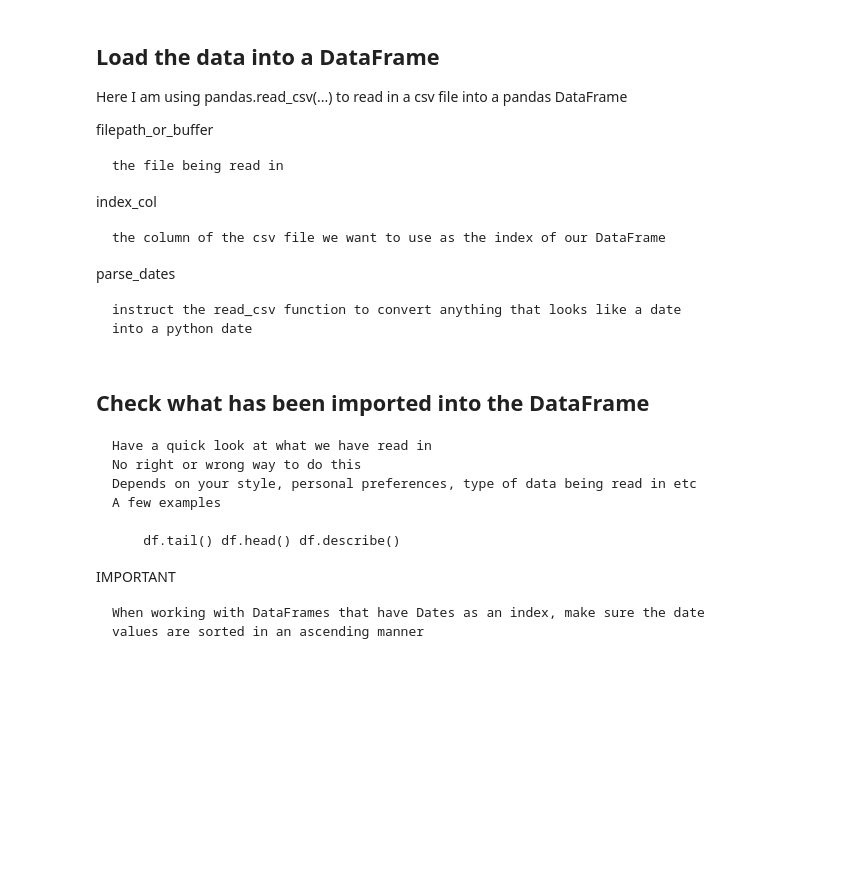
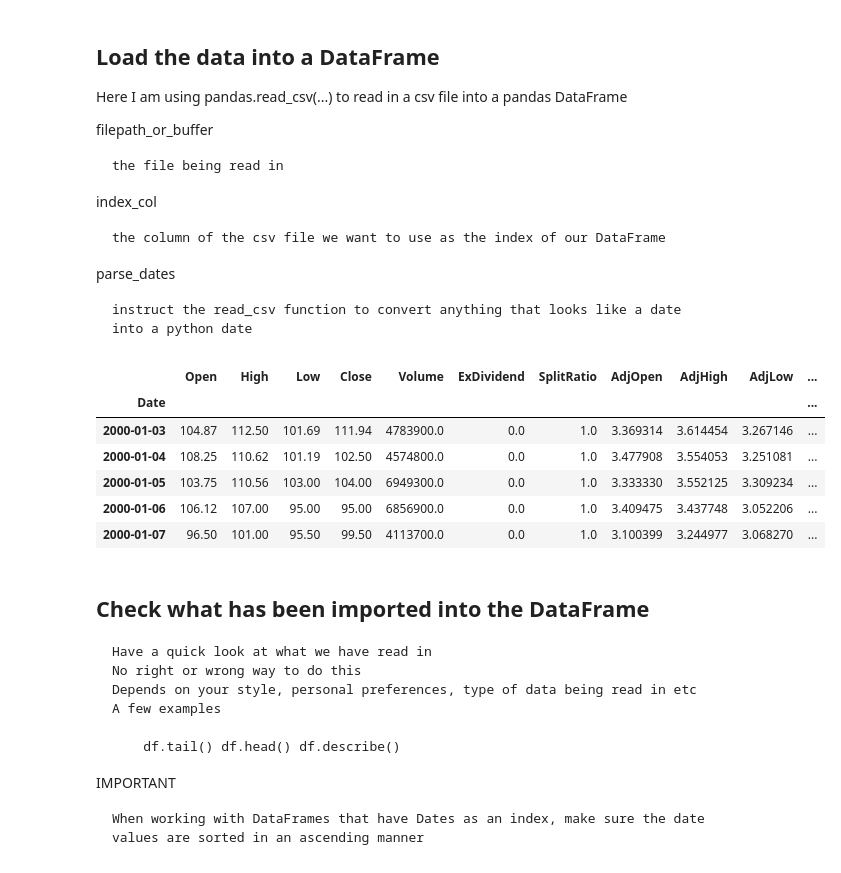
Before and after one commit to redmage123/pandas-timeseries, a Jupyter notebook: docs/Bollinger.ipynb, the cells around one changed output. Drawn from its saved outputs; the diff is of its cells as text; code cells hidden in the pictures; blank space fills up the shorter version.

```diff
--- a/docs/Bollinger.ipynb
+++ b/docs/Bollinger.ipynb
@@ -30,7 +30,17 @@ parse_dates
 # %%
 df = pd.read_csv(filepath_or_buffer='../data/AAPL.csv',
                  index_col='Date',
                  parse_dates=True)
+df2 = df.iloc[::-1]
+df2.head()
+# %% [output]
+|  | Open | High | Low | Close | Volume | ExDividend | SplitRatio | AdjOpen | AdjHigh | AdjLow | ... |
+| Date |  |  |  |  |  |  |  |  |  |  | ... |
+| 2000-01-03 | 104.87 | 112.50 | 101.69 | 111.94 | 4783900.0 | 0.0 | 1.0 | 3.369314 | 3.614454 | 3.267146 | ... |
+| 2000-01-04 | 108.25 | 110.62 | 101.19 | 102.50 | 4574800.0 | 0.0 | 1.0 | 3.477908 | 3.554053 | 3.251081 | ... |
+| 2000-01-05 | 103.75 | 110.56 | 103.00 | 104.00 | 6949300.0 | 0.0 | 1.0 | 3.333330 | 3.552125 | 3.309234 | ... |
+| 2000-01-06 | 106.12 | 107.00 | 95.00 | 95.00 | 6856900.0 | 0.0 | 1.0 | 3.409475 | 3.437748 | 3.052206 | ... |
+| 2000-01-07 | 96.50 | 101.00 | 95.50 | 99.50 | 4113700.0 | 0.0 | 1.0 | 3.100399 | 3.244977 | 3.068270 | ... |
 # %% [markdown]
 
 ## Check what has been imported into the DataFrame
```
Also changed, not shown: parts of 7 cells of this notebook, 3 other files.
